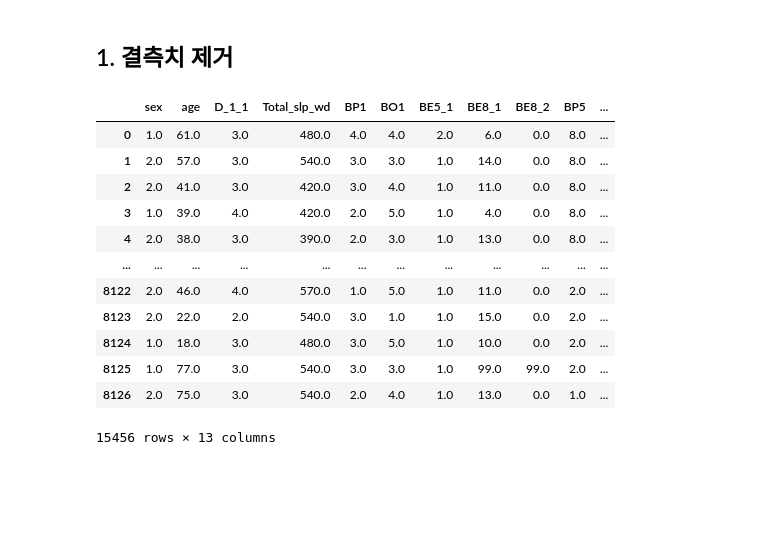
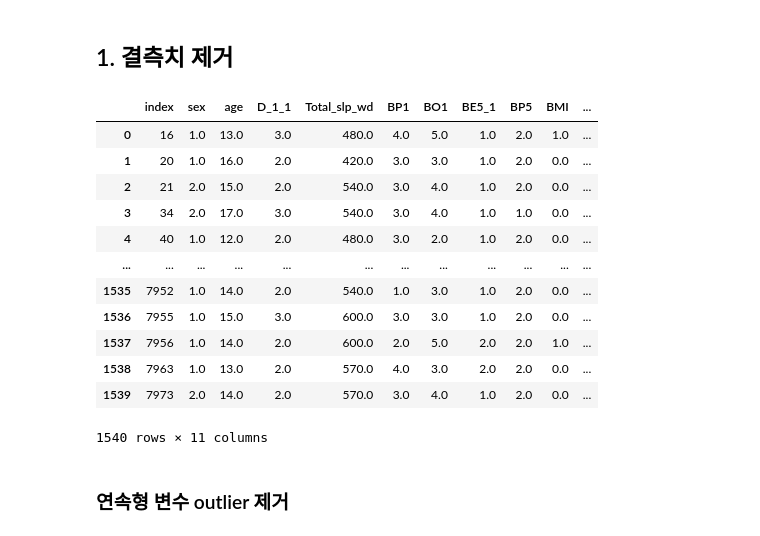
Before and after one commit to rlagywns0213/Datamining, a Jupyter notebook: datapreprocessing.ipynb, the cells around one changed output. Drawn from its saved outputs; the diff is of its cells as text; code cells hidden in the pictures; blank space fills up the shorter version.

```diff
--- a/datapreprocessing.ipynb
+++ b/datapreprocessing.ipynb
@@ -109,6 +95,13 @@ A value is trying to be set on a copy of a slice from a DataFrame
 
 See the caveats in the documentation: https://pandas.pydata.org/pandas-docs/stable/user_guide/indexing.html#returning-a-view-versus-a-copy
   df_att.loc[df_att['BMI'] >= 25, 'BMI'] = 1
+# %%
+df_att = df_att.drop(['HE_wt','HE_ht'], axis=1)
+# %%
+# 하루 평균 앉아서 보내는 시간(분 단위) 변수 생성
+df_att["SitTime"] = df_att["BE8_1"]*60 + df_att['BE8_2']
+# %%
+df_att = df_att.drop(['BE8_1', 'BE8_2'],axis=1)
 # %% [markdown]
 ## 종속변수 float -> 카테고리(순서X) 명목형
 # %%
@@ -295,19 +273,24 @@ memory usage: 127.3 KB
 # %% [markdown]
 ## 1. 결측치 제거
+# %%
+df_delete = df_csn.copy()
 # %%
-df_delete = df_att.dropna(axis=0)
+df_delete = df_delete.dropna(axis=0)
+df_delete = df_delete.reset_index()
 df_delete
 # %% [output]
-|  | sex | age | D_1_1 | Total_slp_wd | BP1 | BO1 | BE5_1 | BE8_1 | BE8_2 | BP5 | ... |
-| 0 | 1.0 | 61.0 | 3.0 | 480.0 | 4.0 | 4.0 | 2.0 | 6.0 | 0.0 | 8.0 | ... |
-| 1 | 2.0 | 57.0 | 3.0 | 540.0 | 3.0 | 3.0 | 1.0 | 14.0 | 0.0 | 8.0 | ... |
-| 2 | 2.0 | 41.0 | 3.0 | 420.0 | 3.0 | 4.0 | 1.0 | 11.0 | 0.0 | 8.0 | ... |
-| 3 | 1.0 | 39.0 | 4.0 | 420.0 | 2.0 | 5.0 | 1.0 | 4.0 | 0.0 | 8.0 | ... |
-| 4 | 2.0 | 38.0 | 3.0 | 390.0 | 2.0 | 3.0 | 1.0 | 13.0 | 0.0 | 8.0 | ... |
+|  | index | sex | age | D_1_1 | Total_slp_wd | BP1 | BO1 | BE5_1 | BP5 | BMI | ... |
+| 0 | 16 | 1.0 | 13.0 | 3.0 | 480.0 | 4.0 | 5.0 | 1.0 | 2.0 | 1.0 | ... |
+| 1 | 20 | 1.0 | 16.0 | 2.0 | 420.0 | 3.0 | 3.0 | 1.0 | 2.0 | 0.0 | ... |
+| 2 | 21 | 2.0 | 15.0 | 2.0 | 540.0 | 3.0 | 4.0 | 1.0 | 2.0 | 0.0 | ... |
+| 3 | 34 | 2.0 | 17.0 | 3.0 | 540.0 | 3.0 | 4.0 | 1.0 | 1.0 | 0.0 | ... |
+| 4 | 40 | 1.0 | 12.0 | 2.0 | 480.0 | 3.0 | 2.0 | 1.0 | 2.0 | 0.0 | ... |
 | ... | ... | ... | ... | ... | ... | ... | ... | ... | ... | ... | ... |
-| 8122 | 2.0 | 46.0 | 4.0 | 570.0 | 1.0 | 5.0 | 1.0 | 11.0 | 0.0 | 2.0 | ... |
-| 8123 | 2.0 | 22.0 | 2.0 | 540.0 | 3.0 | 1.0 | 1.0 | 15.0 | 0.0 | 2.0 | ... |
-| 8124 | 1.0 | 18.0 | 3.0 | 480.0 | 3.0 | 5.0 | 1.0 | 10.0 | 0.0 | 2.0 | ... |
-| 8125 | 1.0 | 77.0 | 3.0 | 540.0 | 3.0 | 3.0 | 1.0 | 99.0 | 99.0 | 2.0 | ... |
-| 8126 | 2.0 | 75.0 | 3.0 | 540.0 | 2.0 | 4.0 | 1.0 | 13.0 | 0.0 | 1.0 | ... |
+| 1535 | 7952 | 1.0 | 14.0 | 2.0 | 540.0 | 1.0 | 3.0 | 1.0 | 2.0 | 0.0 | ... |
+| 1536 | 7955 | 1.0 | 15.0 | 3.0 | 600.0 | 3.0 | 3.0 | 1.0 | 2.0 | 0.0 | ... |
+| 1537 | 7956 | 1.0 | 14.0 | 2.0 | 600.0 | 2.0 | 5.0 | 2.0 | 2.0 | 1.0 | ... |
+| 1538 | 7963 | 1.0 | 13.0 | 2.0 | 570.0 | 4.0 | 3.0 | 2.0 | 2.0 | 0.0 | ... |
+| 1539 | 7973 | 2.0 | 14.0 | 2.0 | 570.0 | 3.0 | 4.0 | 1.0 | 2.0 | 0.0 | ... |
-15456 rows × 13 columns
+1540 rows × 11 columns
+# %% [markdown]
+### 연속형 변수 outlier 제거
```
Also changed, not shown: parts of 42 cells of this notebook.
